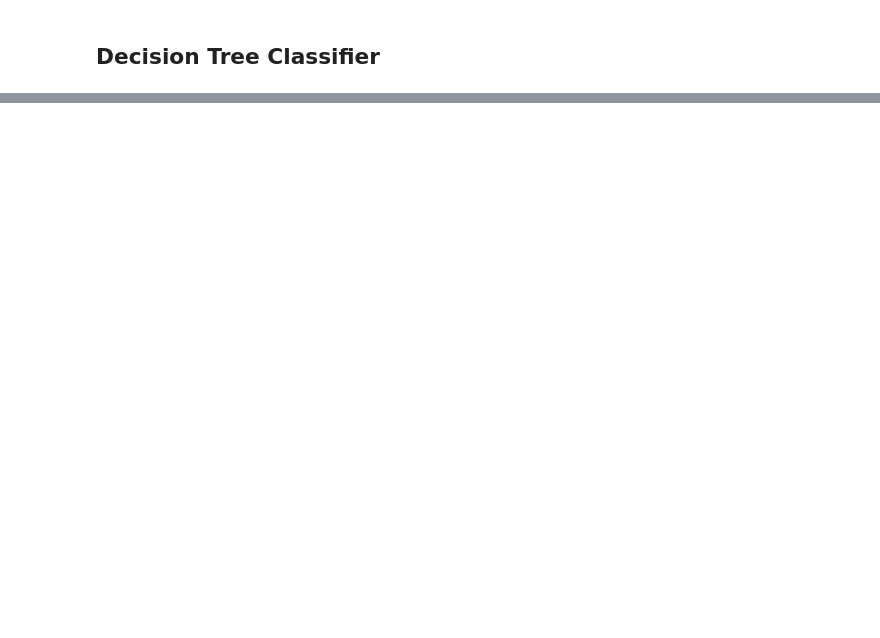
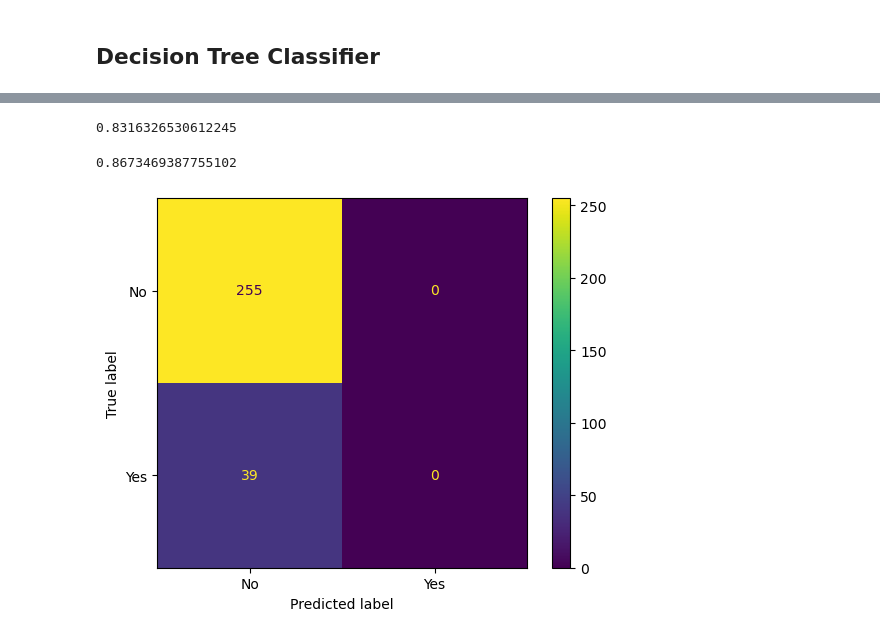
Before and after one commit to mstf53/Final_bootcamp_project, a Jupyter notebook: notebooks/Model.ipynb, the cells around one changed output, grey strips where cells are left out. Drawn from its saved outputs; the diff is of its cells as text; code cells hidden in the pictures; blank space fills up the shorter version.

```diff
--- a/notebooks/Model.ipynb
+++ b/notebooks/Model.ipynb
@@ -342,0 +469,11 @@ Minimum error:- 0.11224489795918367 at K = 3
+# %%
+ranf = RandomForestClassifier(max_depth=5,
+                             min_samples_split=2,
+                             min_samples_leaf = 2,
+                             max_samples = 5,
+                             random_state= 42)
+ranf.fit(X_train, y_train)
+
+y_train_pred = ranf.predict(X_train)
+y_test_pred = ranf.predict(X_test)
+print(y_test_pred)
@@ -342,0 +498,16 @@ Minimum error:- 0.11224489795918367 at K = 3
+# %%
+ranf.score(X_train, y_train)
+# %% [output]
+0.8316326530612245
+# %%
+ranf.score(X_test, y_test)
+# %% [output]
+0.8673469387755102
+# %%
+cm_test = confusion_matrix(y_test, y_test_pred)
+
+disp = ConfusionMatrixDisplay(cm_test,display_labels=ranf.classes_)
+disp.plot()
+plt.show()
+# %% [output]
+[figure, added]
```
Also changed, not shown: parts of 34 cells of this notebook, 16 other files.
